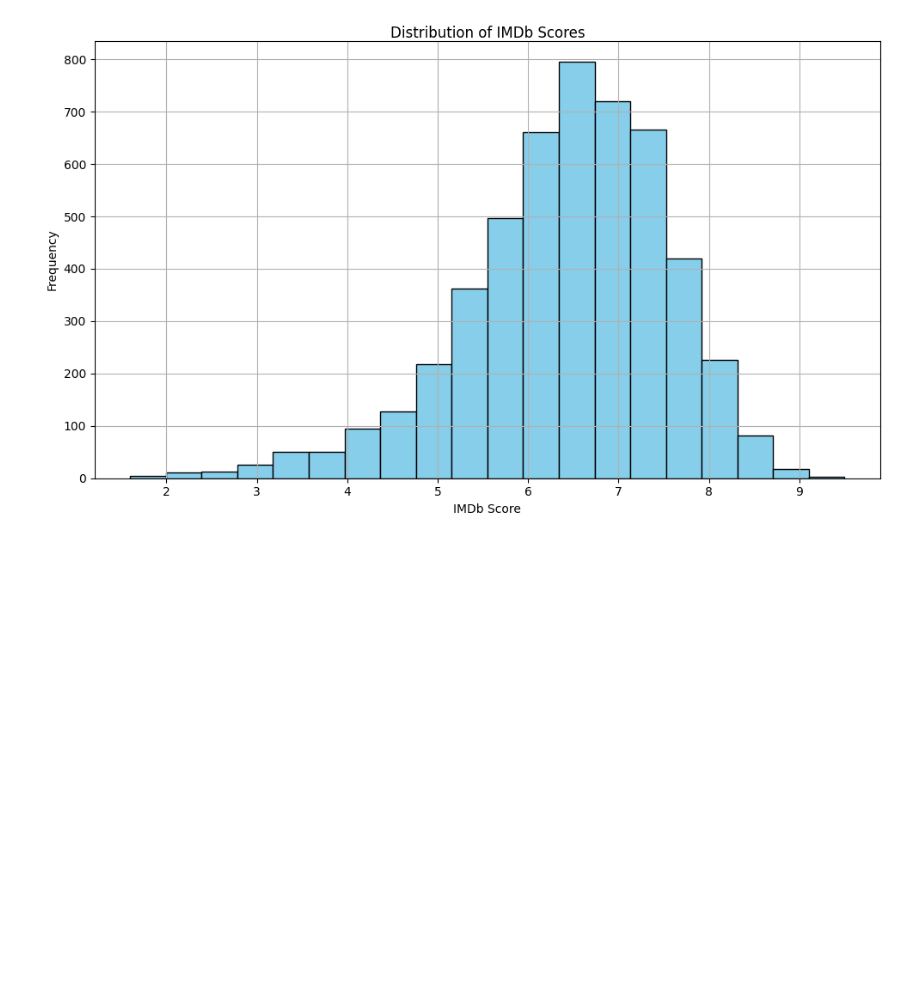
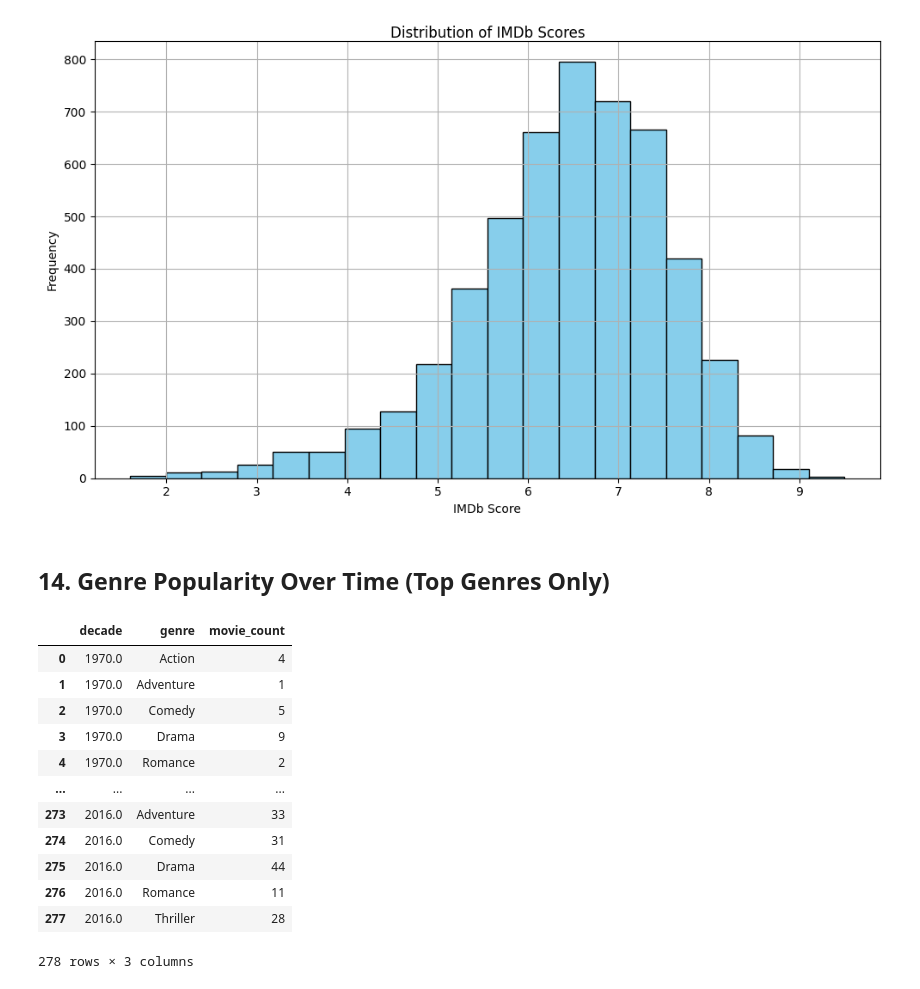
Before and after one commit to HCBrooks-lab/Movie-Project, a Jupyter notebook: Movie_Analysis.ipynb, the cells around one changed output. Drawn from its saved outputs; the diff is of its cells as text; code cells hidden in the pictures; blank space fills up the shorter version.

```diff
--- a/Movie_Analysis.ipynb
+++ b/Movie_Analysis.ipynb
@@ -581,3 +581,80 @@ plt.tight_layout()
 plt.show()
 # %% [output]
 [figure]
+# %% [markdown]
+## 14. Genre Popularity Over Time (Top Genres Only)
+# %%
+query14 = '''
+WITH RECURSIVE genre_split AS (
+    SELECT
+        movie_title,
+        title_year,
+        TRIM(
+           CASE
+              WHEN INSTR(genres, '|') = 0 THEN genres
+              ELSE SUBSTR(genres, 1, INSTR(genres, '|') - 1)
+           END
+        ) AS genre,
+        CASE
+           WHEN INSTR(genres, '|') = 0 THEN ''
+           ELSE SUBSTR(genres, INSTR(genres, '|') + 1)
+        END AS rest
+    FROM movie_metadata
+    WHERE genres IS NOT NULL AND genres <> '' AND title_year IS NOT NULL
+
+    UNION ALL
+
+    SELECT
+        movie_title,
+        title_year,
+        TRIM(
+           CASE
+              WHEN INSTR(rest, '|') = 0 THEN rest
+              ELSE SUBSTR(rest, 1, INSTR(rest, '|') - 1)
+           END
+        ) AS genre,
+        CASE
+           WHEN INSTR(rest, '|') = 0 THEN ''
+           ELSE SUBSTR(rest, INSTR(rest, '|') + 1)
+        END AS rest
+    FROM genre_split
+    WHERE rest <> ''
+),
+overall AS (
+    SELECT genre, COUNT(*) AS total_count
+    FROM genre_split
+    GROUP BY genre
+),
+top_genres AS (
+    SELECT genre
+    FROM overall
+    ORDER BY total_count DESC
+    LIMIT 6
+)
+SELECT
+    (title_year/10)*10 AS decade,
+    gs.genre,
+    COUNT(*) AS movie_count
+FROM genre_split gs
+JOIN top_genres t ON t.genre = gs.genre
+WHERE gs.title_year BETWEEN 1970 AND 2025
+GROUP BY decade, gs.genre
+ORDER BY decade, gs.genre;
+'''
+
+genre_trends_df = pd.read_sql_query(query14, conn)
+display(genre_trends_df)
+# %% [output]
+|  | decade | genre | movie_count |
+| 0 | 1970.0 | Action | 4 |
+| 1 | 1970.0 | Adventure | 1 |
+| 2 | 1970.0 | Comedy | 5 |
+| 3 | 1970.0 | Drama | 9 |
+| 4 | 1970.0 | Romance | 2 |
+| ... | ... | ... | ... |
+| 273 | 2016.0 | Adventure | 33 |
+| 274 | 2016.0 | Comedy | 31 |
+| 275 | 2016.0 | Drama | 44 |
+| 276 | 2016.0 | Romance | 11 |
+| 277 | 2016.0 | Thriller | 28 |
+278 rows × 3 columns
```
Also changed, not shown: parts of 6 cells of this notebook.
